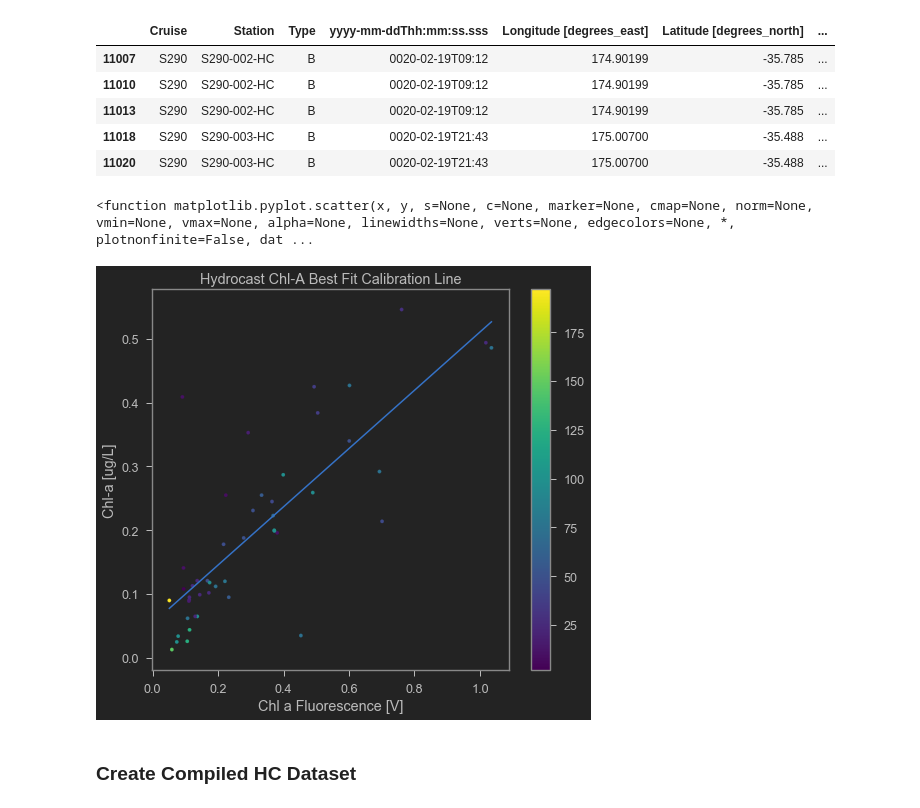
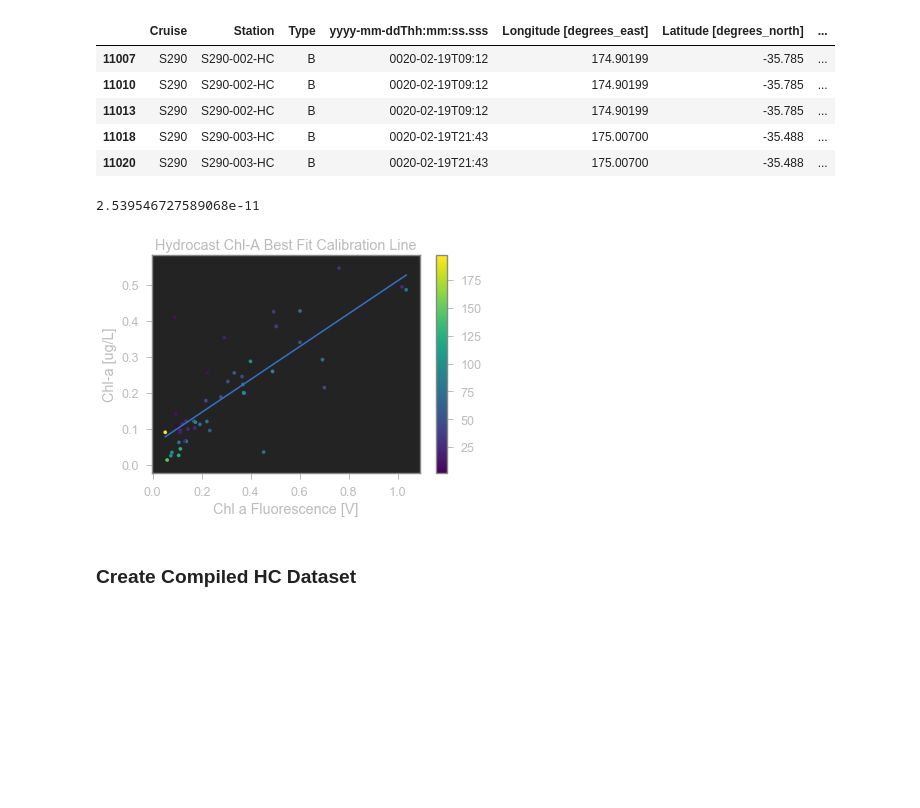
Before and after one commit to AmyPhung/chl-a-comparison, a Jupyter notebook: Workbook8.ipynb, the cells around one changed output. Drawn from its saved outputs; the diff is of its cells as text; code cells hidden in the pictures; blank space fills up the shorter version.

```diff
--- a/Workbook8.ipynb
+++ b/Workbook8.ipynb
@@ -30,3 +32,12 @@ DEBUG = True
+# %%
+# Best fit line
+class BestFitLine:
+    def __init__(self, x, y):
+        self.slope, self.intercept, self.r_value, self.p_value, \
+            self.std_err = scipy.stats.linregress(x, y)
+
+    def computeY(self, x):
+        return self.intercept + self.slope*x
 # %% [markdown]
 ### Load & Format BGC Data
 # %%
@@ -524,6 +465,6 @@ Satellite data lat/long/chlorophyll values are lining up properly (I have a hunc
 # %%
 # Helper Functions
-def computeTotalDays(timestamp):
+def computeTotalDaysHC(timestamp):
     """Parses timestamp in format yyyy-mm-ddThh:mm:ss.sss from datasets
     and returns an overall day number used to easily compare various
     datasets.
@@ -592,9 +533,9 @@ hc_df["Station Num"] = hc_df["Station"].apply(getStationNum)
 # Add in column with corrected timestamps
 hc_df["Corrected Timestamp"] = hc_df["yyyy-mm-ddThh:mm:ss.sss"].apply(correctHCTimestamp)
 # Add in overall day numbers
-hc_df["Overall Day Num"] = hc_df["Corrected Timestamp"].apply(computeTotalDays)
+hc_df["Overall Day Num"] = hc_df["Corrected Timestamp"].apply(computeTotalDaysHC)
 
-hc_df
+hc_df.head()
 # %% [output]
 |  | Cruise | Station | Type | yyyy-mm-ddThh:mm:ss.sss | Longitude [degrees_east] | Latitude [degrees_north] | ... |
 | 0 | S290 | S290-001-HC | C | 0020-02-18T01:36 | 175.172 | -36.357 | ... |
@@ -639,31 +573,30 @@ calibration_df_hc.head()
 # %%
 # Get best fit + visualize Chl-A/Fluorometer data
 plt.scatter(calibration_df_hc["Chl a Fluorescence [V]"],
             calibration_df_hc["Chl-a [ug/L]"],
             c=calibration_df_hc["Depth [m]"],
             marker='.'
 
            )
 plt.colorbar()
 plt.xlabel("Chl a Fluorescence [V]")
 plt.ylabel("Chl-a [ug/L]")
 plt.title("Hydrocast Chl-A Best Fit Calibration Line")
 
-# Best fit line
-fit_line_coeff = scipy.polyfit(calibration_df_hc["Chl a Fluorescence [V]"],
-                               calibration_df_hc["Chl-a [ug/L]"], 1) # Least squares; 1 is order
-fit_line = np.poly1d(fit_line_coeff)
+hc_fit_line = BestFitLine(calibration_df_hc["Chl a Fluorescence [V]"],
+                     calibration_df_hc["Chl-a [ug/L]"])
+
 xp = np.linspace(calibration_df_hc["Chl a Fluorescence [V]"].min(),
                  calibration_df_hc["Chl a Fluorescence [V]"].max(),
                  100)
-plt.plot(xp, fit_line(xp))
+plt.plot(xp, hc_fit_line.computeY(xp))
 
-plt.scatter
+print(hc_fit_line.p_value)
 # plt.xkcd()
 # TODO: Find best-fit line r value (basically error, measure of "how good" best fit line is), positive-p value (relationship is definetly greater than 0)
 # %% [output]
-<function matplotlib.pyplot.scatter(x, y, s=None, c=None, marker=None, cmap=None, norm=None, vmin=None, vmax=None, alpha=None, linewidths=None, verts=None, edgecolors=None, *, plotnonfinite=False, dat ...
+2.539546727589068e-11
-[figure, old version]
+[figure, new version]
 # %%
 # Apply best fit line to full dataset
 hc_df["Calculated Chl-A"] = hc_df["Chl a Fluorescence [V]"].apply(fit_line)
```
Also changed, not shown: parts of 22 cells of this notebook.
